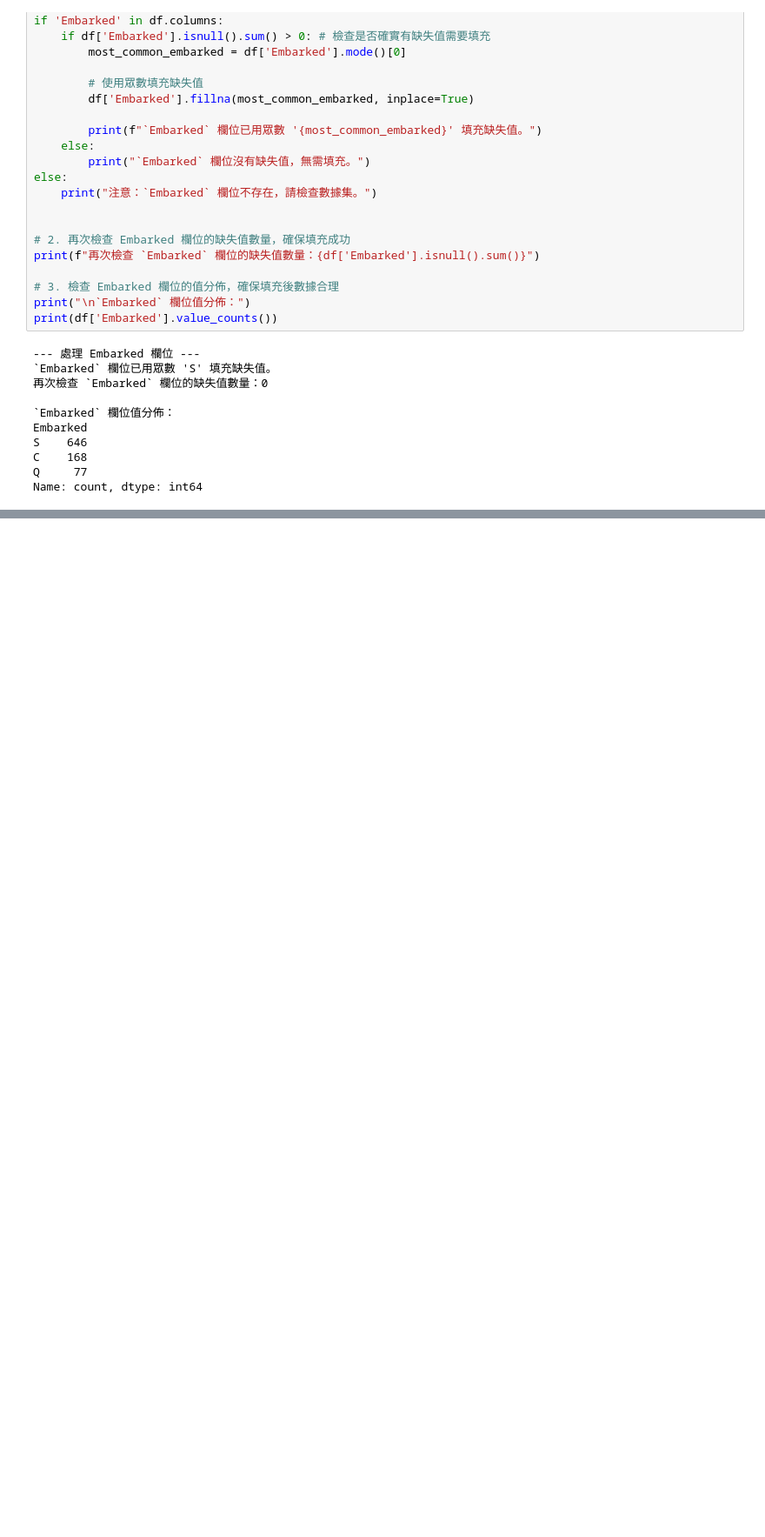
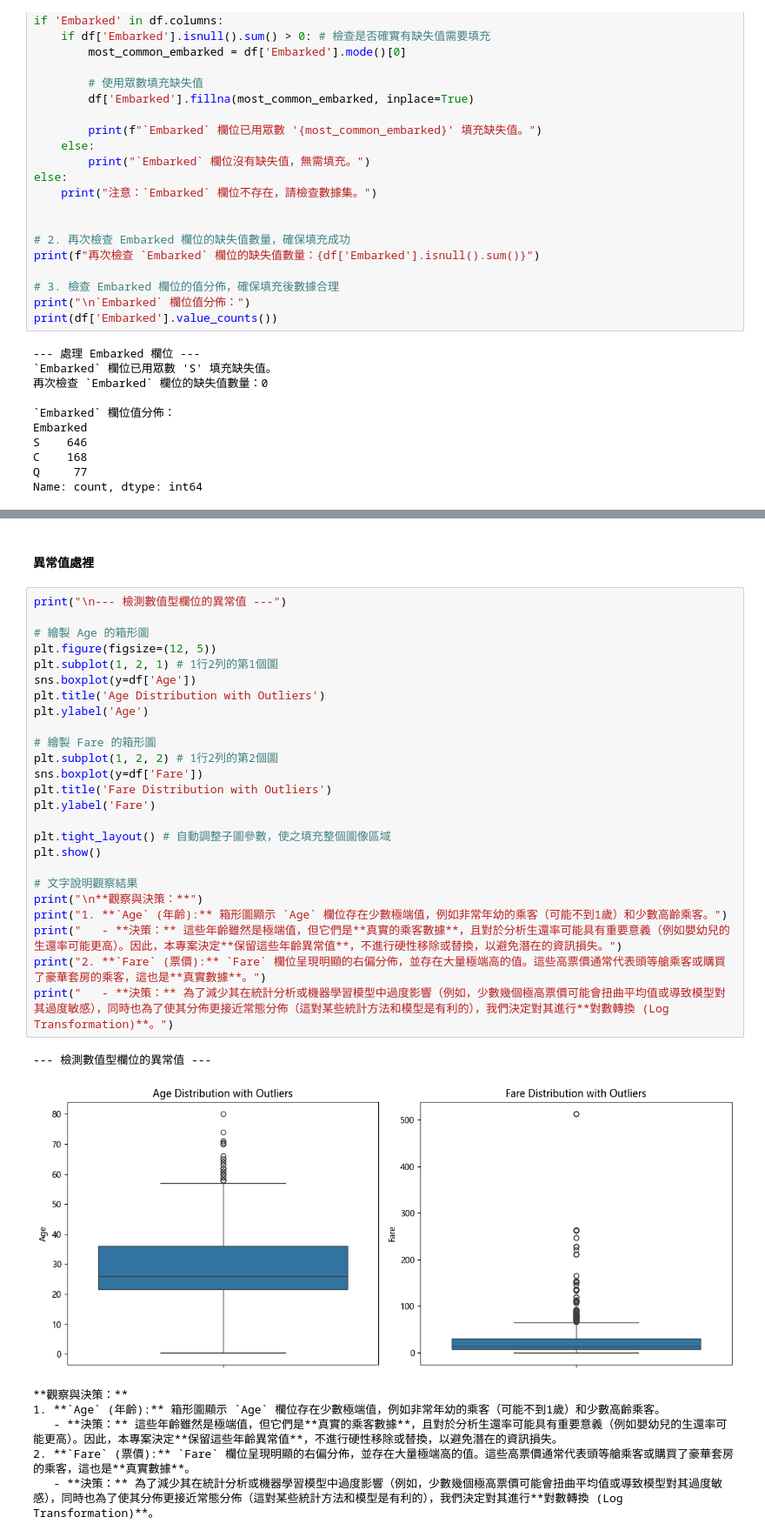
Before and after one commit to Anakin871103/IanLi-Data-Analytics-Projects, a Jupyter notebook: notebooks/01_Exploratory_Data_Analysis/Projects/001_EDA_Titanic_Survival_Analysis/notebook/Titanic_EDA_Survival_Analysis.ipynb, the cells around one changed output, grey strips where cells are left out. Shown: that part at 87% size. Cells and saved outputs as stored; diff of their text form; blank space fills up the shorter version.

```diff
--- a/notebooks/01_Exploratory_Data_Analysis/Projects/001_EDA_Titanic_Survival_Analysis/notebook/Titanic_EDA_Survival_Analysis.ipynb
+++ b/notebooks/01_Exploratory_Data_Analysis/Projects/001_EDA_Titanic_Survival_Analysis/notebook/Titanic_EDA_Survival_Analysis.ipynb
@@ -238,0 +226,35 @@ dtype: float64
+# %% [markdown]
+#### 異常值處裡
+# %%
+print("\n--- 檢測數值型欄位的異常值 ---")
+
+# 繪製 Age 的箱形圖
+plt.figure(figsize=(12, 5))
+plt.subplot(1, 2, 1) # 1行2列的第1個圖
+sns.boxplot(y=df['Age'])
+plt.title('Age Distribution with Outliers')
+plt.ylabel('Age')
+
+# 繪製 Fare 的箱形圖
+plt.subplot(1, 2, 2) # 1行2列的第2個圖
+sns.boxplot(y=df['Fare'])
+plt.title('Fare Distribution with Outliers')
+plt.ylabel('Fare')
+
+plt.tight_layout() # 自動調整子圖參數，使之填充整個圖像區域
+plt.show()
+
+# 文字說明觀察結果
+print("\n**觀察與決策：**")
+print("1. **`Age` (年齡):** 箱形圖顯示 `Age` 欄位存在少數極端值，例如非常年幼的乘客（可能不到1歲）和少數高齡乘客。")
+print("   - **決策：** 這些年齡雖然是極端值，但它們是**真實的乘客數據**，且對於分析生還率可能具有重要意義（例如嬰幼兒的生還率可能更高）。因此，本專案決定**保留這些年齡異常值**，不進行硬性移除或替換，以避免潛在的資訊損失。")
+print("2. **`Fare` (票價):** `Fare` 欄位呈現明顯的右偏分佈，並存在大量極端高的值。這些高票價通常代表頭等艙乘客或購買了豪華套房的乘客，這也是**真實數據**。")
+print("   - **決策：** 為了減少其在統計分析或機器學習模型中過度影響（例如，少數幾個極高票價可能會扭曲平均值或導致模型對其過度敏感），同時也為了使其分佈更接近常態分佈（這對某些統計方法和模型是有利的），我們決定對其進行**對數轉換 (Log Transformation)**。")
+# %% [output]
+--- 檢測數值型欄位的異常值 ---
+[figure, added]
+**觀察與決策：**
+1. **`Age` (年齡):** 箱形圖顯示 `Age` 欄位存在少數極端值，例如非常年幼的乘客（可能不到1歲）和少數高齡乘客。
+   - **決策：** 這些年齡雖然是極端值，但它們是**真實的乘客數據**，且對於分析生還率可能具有重要意義（例如嬰幼兒的生還率可能更高）。因此，本專案決定**保留這些年齡異常值**，不進行硬性移除或替換，以避免潛在的資訊損失。
+2. **`Fare` (票價):** `Fare` 欄位呈現明顯的右偏分佈，並存在大量極端高的值。這些高票價通常代表頭等艙乘客或購買了豪華套房的乘客，這也是**真實數據**。
+   - **決策：** 為了減少其在統計分析或機器學習模型中過度影響（例如，少數幾個極高票價可能會扭曲平均值或導致模型對其過度敏感），同時也為了使其分佈更接近常態分佈（這對某些統計方法和模型是有利的），我們決定對其進行**對數轉換 (Log Transformation)**。
```
Also changed, not shown: parts of 1 cell of this notebook.
